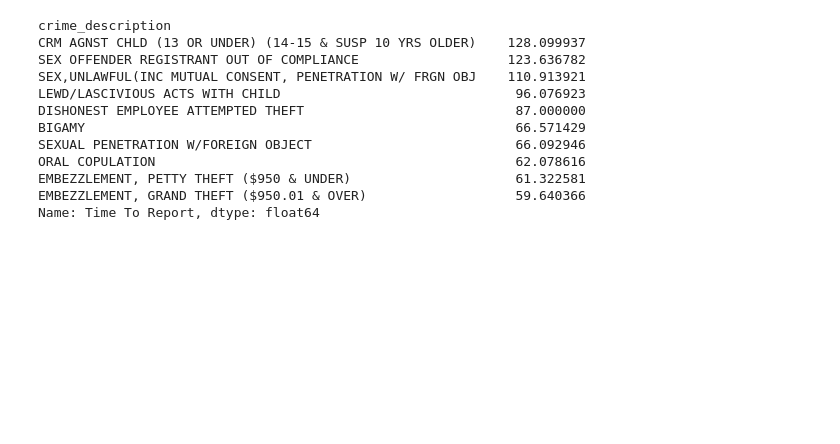
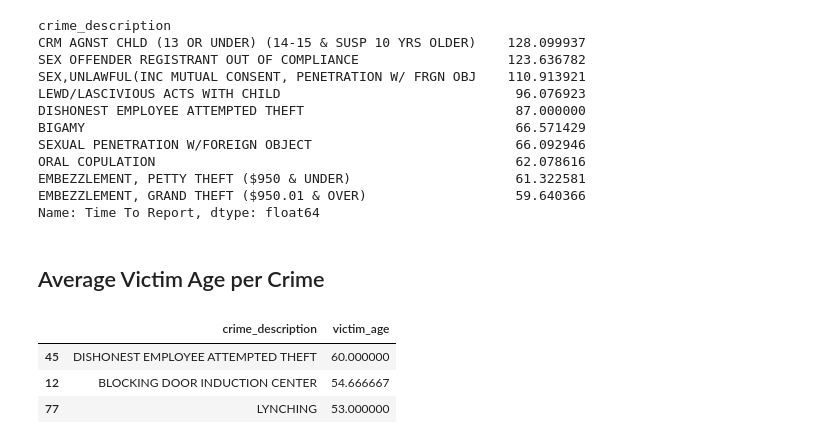
Before and after one commit to ettolrahc97/LA-Crime-Data-Analysis-Project, a Jupyter notebook: LA Crime.ipynb, the cells around one changed output. Cells and saved outputs as stored; diff of their text form; code cells hidden in the pictures; blank space fills up the shorter version.

Commit message:
Average Victim Age per Crime

```diff
--- a/LA Crime.ipynb
+++ b/LA Crime.ipynb
@@ -481,3 +481,13 @@ ORAL COPULATION                                              62.078616
 EMBEZZLEMENT, PETTY THEFT ($950 & UNDER)                     61.322581
 EMBEZZLEMENT, GRAND THEFT ($950.01 & OVER)                   59.640366
 Name: Time To Report, dtype: float64
+# %% [markdown]
+## Average Victim Age per Crime
+# %%
+# Identify the top 3 crimes with the highest average victim age
+df_age.groupby('crime_description')['victim_age'].mean().reset_index().sort_values(by = 'victim_age', ascending=False ).head(3)
+# %% [output]
+|  | crime_description | victim_age |
+| 45 | DISHONEST EMPLOYEE ATTEMPTED THEFT | 60.000000 |
+| 12 | BLOCKING DOOR INDUCTION CENTER | 54.666667 |
+| 77 | LYNCHING | 53.000000 |
```
